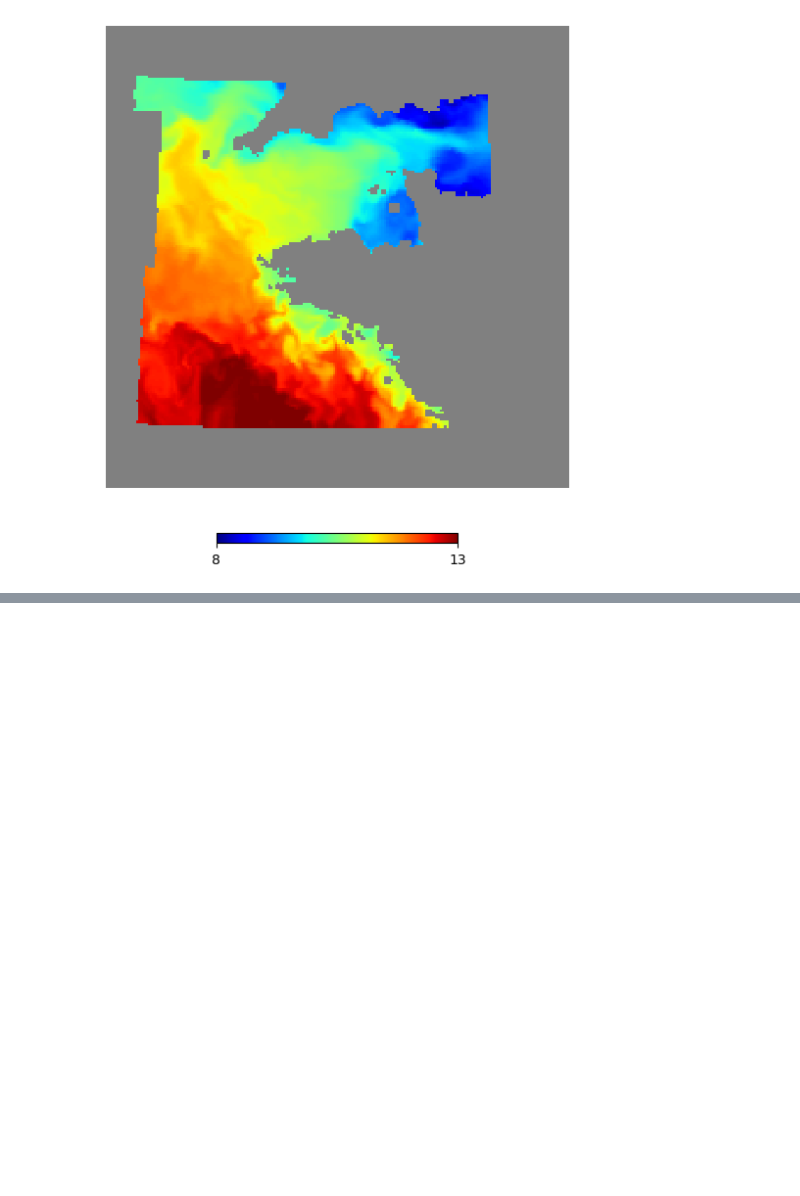
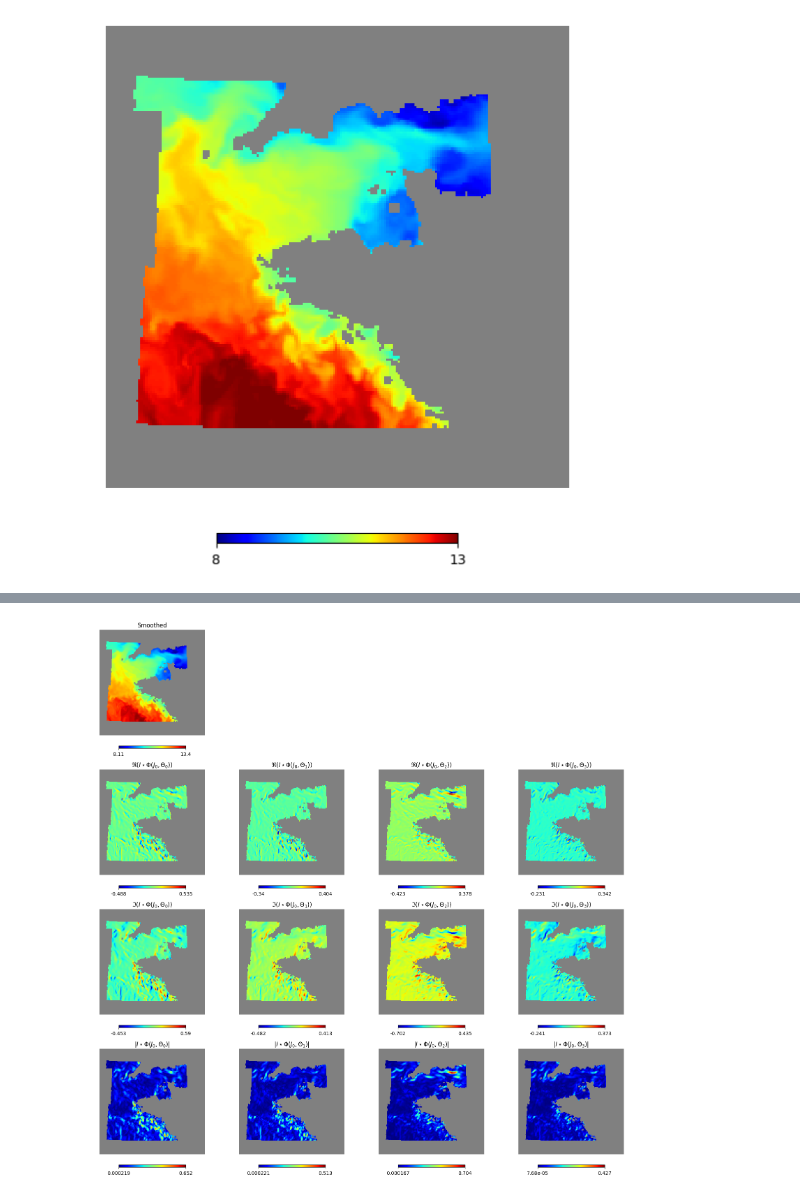
Before and after one commit to IAOCEA/demo-foscat-pangeo-eosc, a Jupyter notebook: local_foscat.ipynb, the cells around one changed output, grey strips where cells are left out. Saved outputs shown, nothing was run; the diff lists cells and outputs as text; code cells hidden in the pictures; blank space fills up the shorter version.

```diff
--- a/local_foscat.ipynb
+++ b/local_foscat.ipynb
@@ -196,0 +217,16 @@ RuntimeError: size mismatch, got input (130614), mat (130614x23741), vec (133947
+# %%
+#compute wavelet image
+smoothed_image = scat.convol(scat.backend.bk_cast(data[None,:]),cell_ids=cell_ids,nside=nside)
+
+#plot smoothed and unsmoothed images
+plt.figure(figsize=(16,16))
+plot_result(data,cell_ids,nside,hold=False,sub=(4,4,1),title='Smoothed')
+for k in range(4):
+    plot_result(smoothed_image.cpu().numpy()[0,:,k].real,cell_ids,nside,hold=False,sub=(4,4,5+k),
+                title=r'$\Re\left(I\star\Phi(J_0,\Theta_%d)\right)$'%(k))
+    plot_result(smoothed_image.cpu().numpy()[0,:,k].imag,cell_ids,nside,hold=False,sub=(4,4,9+k),
+                title=r'$\Im\left(I\star\Phi(J_0,\Theta_%d)\right)$'%(k))
+    plot_result(abs(smoothed_image.cpu().numpy()[0,:,k]),cell_ids,nside,hold=False,sub=(4,4,13+k),
+                title=r'$\left|I\star\Phi(J_0,\Theta_%d)\right|$'%(k))
+# %% [output]
+[figure, added]
```
Also changed, not shown: parts of 15 cells of this notebook.
